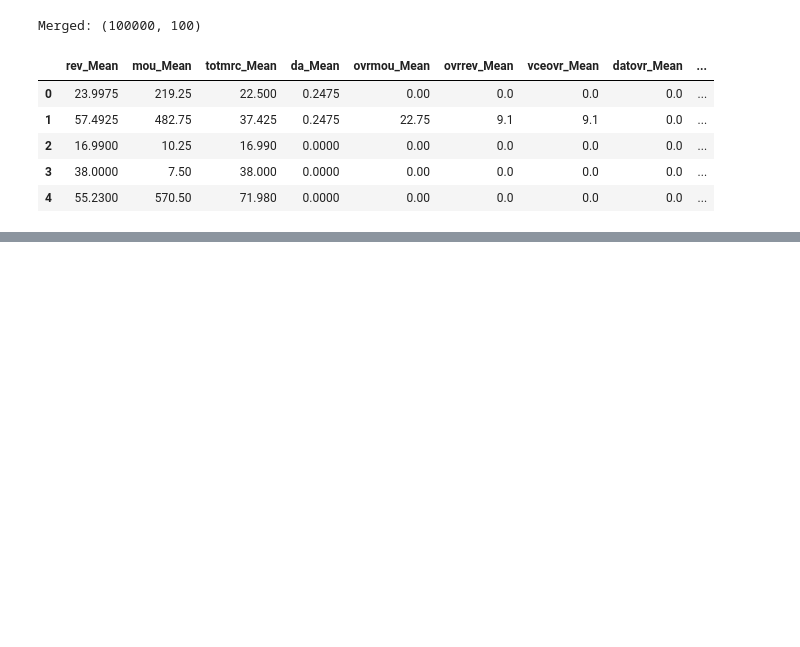
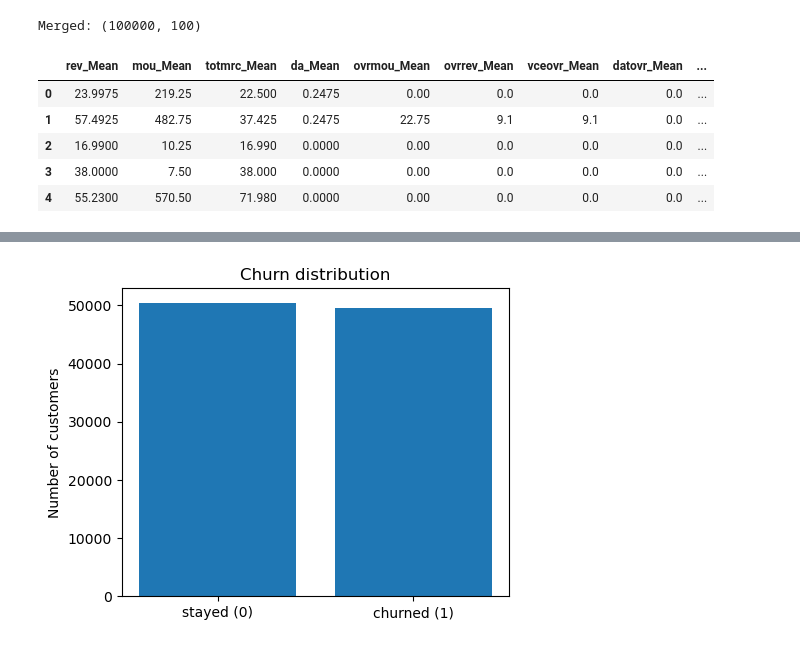
Before and after one commit to PauloLucena2022/telecom-customer-analytics-ml, a Jupyter notebook: eda.ipynb, the cells around one changed output, grey strips where cells are left out. Saved outputs shown, nothing was run; the diff lists cells and outputs as text; code cells hidden in the pictures; blank space fills up the shorter version.

```diff
--- a/eda.ipynb
+++ b/eda.ipynb
@@ -113,0 +215,11 @@ Merged: (100000, 100)
+# %%
+counts = df['churn'].value_counts().sort_index()
+labels = ['stayed (0)', 'churned (1)']
+
+plt.figure(figsize=(5, 4))
+plt.bar(labels, counts.values)
+plt.title('Churn distribution')
+plt.ylabel('Number of customers')
+plt.show()
+# %% [output]
+[figure, added]
```
Also changed, not shown: parts of 22 cells of this notebook.
